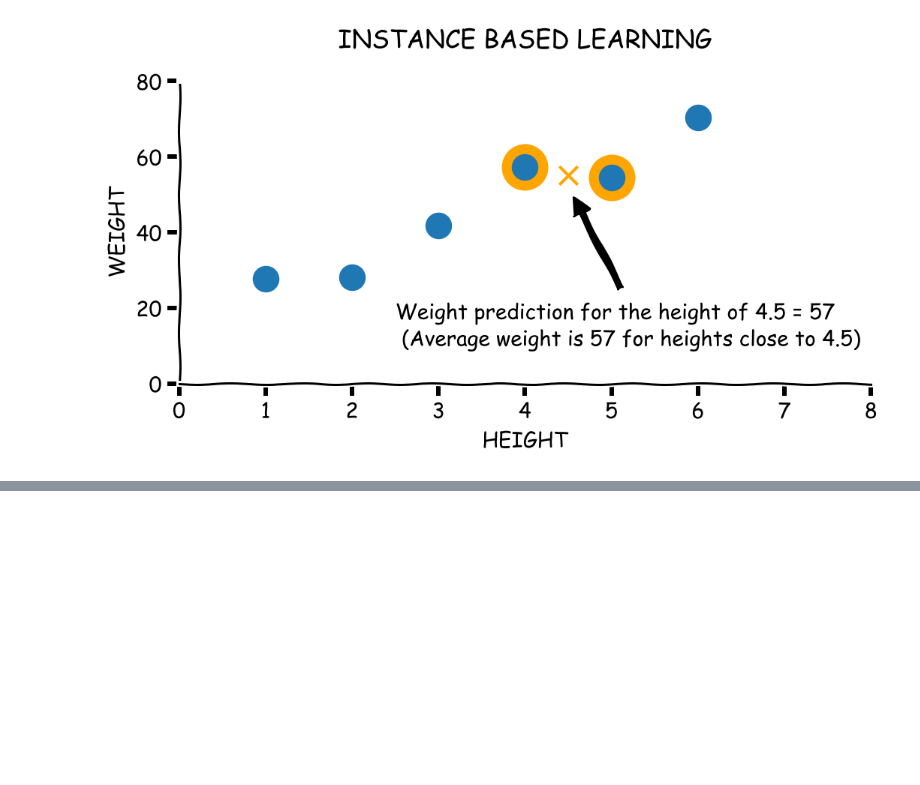
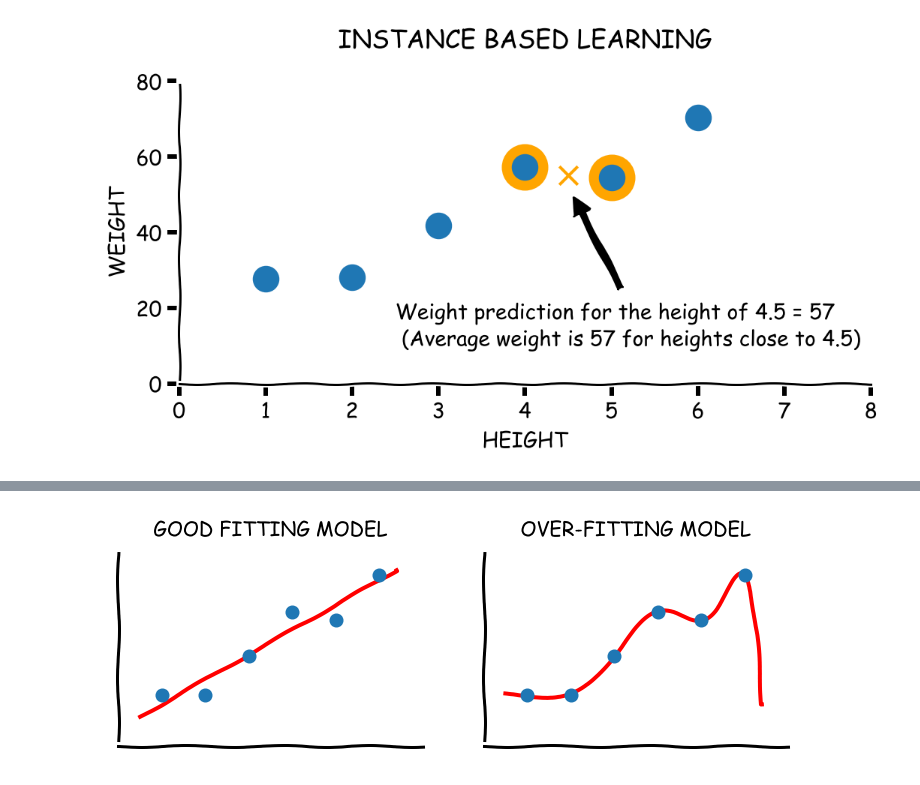
Before and after one commit to ZackAkil/teaching-AI-is-the-same-as-teaching-humans, a Jupyter notebook: Human vs AI teaching plots.ipynb, the cells around one changed output, grey strips where cells are left out. Saved outputs shown, nothing was run; the diff lists cells and outputs as text; code cells hidden in the pictures; blank space fills up the shorter version.

```diff
--- a/Human vs AI teaching plots.ipynb
+++ b/Human vs AI teaching plots.ipynb
@@ -158,0 +163,3 @@ with plt.xkcd():
+# %%
+X = np.array(x).reshape(-1,1)
+Y = np.array(y).reshape(-1,1)
@@ -158,0 +173,71 @@ with plt.xkcd():
+# %%
+with plt.xkcd():
+    lin_x = np.arange(0.5,6.4,0.001)
+
+    # plot with various axes scales
+#     plt.figure(1)
+
+#     fig = plt.figure(figsize=(8,4))
+    ax = plt.subplot(221)
+
+    plt.title("GOOD FITTING MODEL",fontsize=10)
+
+    ax.spines['right'].set_color('none')
+    ax.spines['top'].set_color('none')
+
+
+    lr = LinearRegression()
+    lr.fit(X,Y)
+    out = lr.predict(lin_x.reshape(-1,1))
+
+    # linear
+#     plt.subplot(221)
+    plt.scatter(x, y)
+
+    plt.plot(lin_x, out, c='r',zorder=-1)
+    plt.ylim(10,80)
+    plt.xlim(0,7)
+    plt.tick_params(
+    axis='both',          # changes apply to the x-axis
+    which='both',      # both major and minor ticks are affected
+    bottom='off',      # ticks along the bottom edge are off
+    left='off',# ticks along the top edge are off
+    labelbottom='off',
+    labelleft='off') # labels along the bottom edge are off
+
+
+
+    poly = PolynomialFeatures(9)
+    poly_x = poly.fit_transform(X)
+
+    lr.fit(poly_x,Y)
+    out = lr.predict(poly.transform(lin_x.reshape(-1,1)) )
+
+    # overfit
+    ax =plt.subplot(222)
+
+    plt.title("OVER-FITTING MODEL",fontsize=10)
+    ax.spines['right'].set_color('none')
+    ax.spines['top'].set_color('none')
+    s = plt.scatter(x, y)
+    l = plt.plot(lin_x, out, c='r',zorder=-1 )
+    plt.ylim(10,80)
+    plt.xlim(0,7)
+
+    plt.tick_params(
+    axis='both',          # changes apply to the x-axis
+    which='both',      # both major and minor ticks are affected
+    bottom='off',      # ticks along the bottom edge are off
+    left='off',# ticks along the top edge are off
+    labelbottom='off',
+    labelleft='off') # labels along the bottom edge are off
+
+
+#     plt.figlegend( [l,s], ['model','data'], loc = 6, ncol=4, labelspacing=0. )
+
+#     plt.subplots_adjust(top=0.92, bottom=0.08, left=0.10, right=0.95, hspace=0.25,
+#                         wspace=0.35)
+
+    plt.show()
+# %% [output]
+[figure, added]
```
Also changed, not shown: parts of 2 cells of this notebook, 1 other file.
